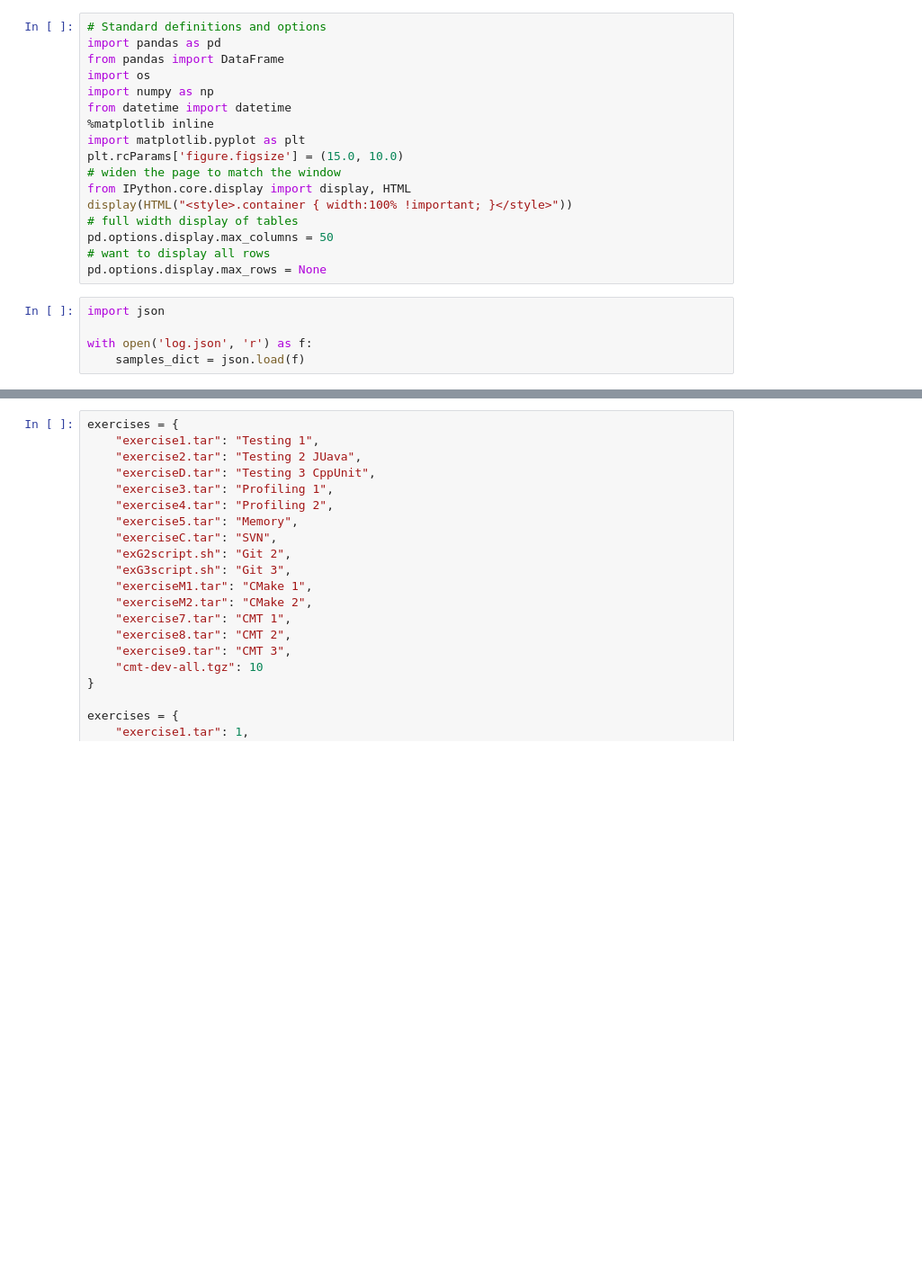
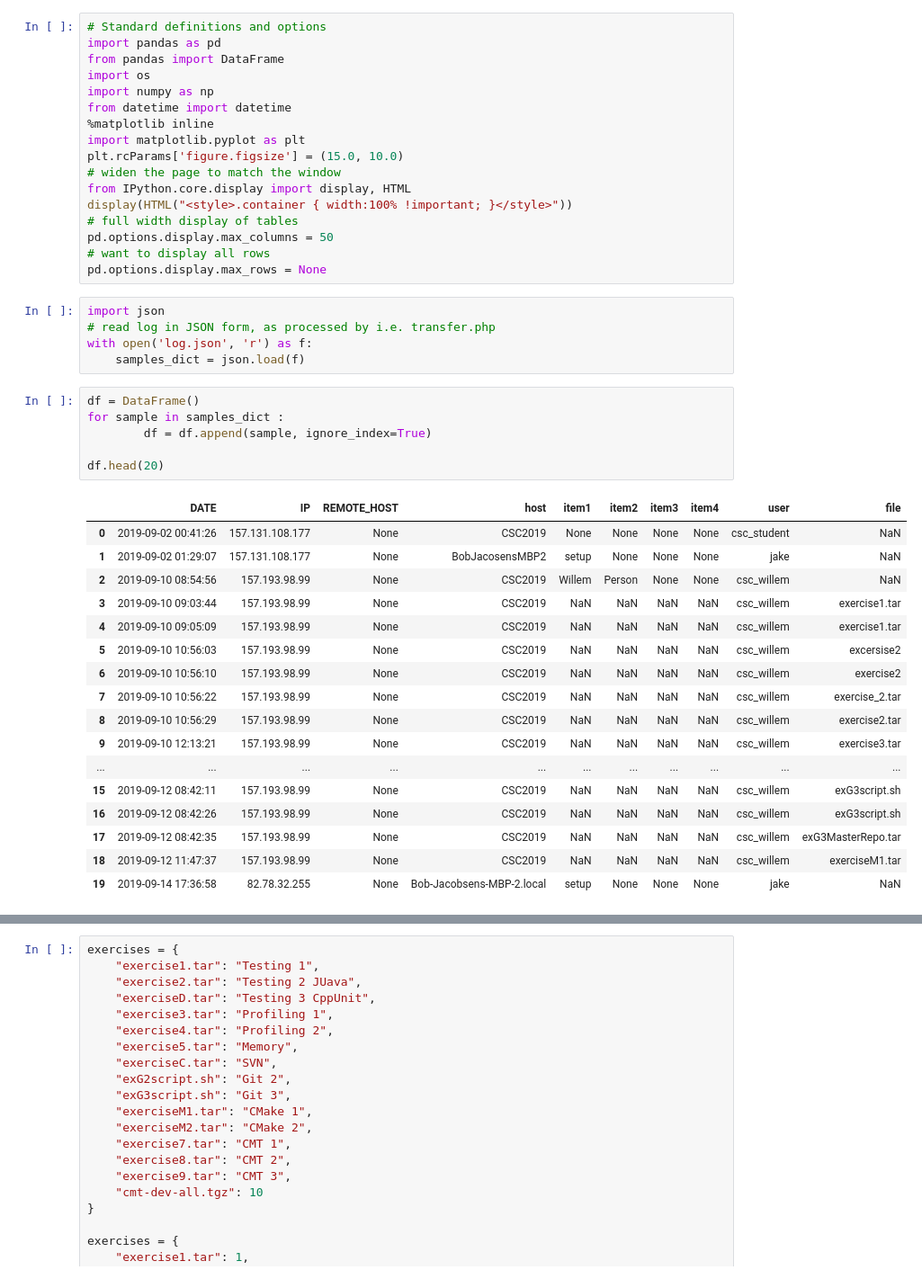
Before and after one commit to bobjacobsen/csc-exercises, a Jupyter notebook: Auxiliary/logging/CSC exercises summary.ipynb, the cells around one changed output, grey strips where cells are left out. Shown at 90% size. Saved outputs shown, nothing was run; the diff lists cells and outputs as text; blank space fills up the shorter version.

Commit message:
initial table form

```diff
--- a/Auxiliary/logging/CSC exercises summary.ipynb
+++ b/Auxiliary/logging/CSC exercises summary.ipynb
@@ -27,6 +29,30 @@ pd.options.display.max_columns = 50
 pd.options.display.max_rows = None
 # %%
 import json
-
+# read log in JSON form, as processed by i.e. transfer.php
 with open('log.json', 'r') as f:
     samples_dict = json.load(f)
+# %%
+df = DataFrame()
+for sample in samples_dict :
+        df = df.append(sample, ignore_index=True)
+
+df.head(20)
+# %% [output]
+|  | DATE | IP | REMOTE_HOST | host | item1 | item2 | item3 | item4 | user | file |
+| 0 | 2019-09-02 00:41:26 | 157.131.108.177 | None | CSC2019 | None | None | None | None | csc_student | NaN |
+| 1 | 2019-09-02 01:29:07 | 157.131.108.177 | None | BobJacosensMBP2 | setup | None | None | None | jake | NaN |
+| 2 | 2019-09-10 08:54:56 | 157.193.98.99 | None | CSC2019 | Willem | Person | None | None | csc_willem | NaN |
+| 3 | 2019-09-10 09:03:44 | 157.193.98.99 | None | CSC2019 | NaN | NaN | NaN | NaN | csc_willem | exercise1.tar |
+| 4 | 2019-09-10 09:05:09 | 157.193.98.99 | None | CSC2019 | NaN | NaN | NaN | NaN | csc_willem | exercise1.tar |
+| 5 | 2019-09-10 10:56:03 | 157.193.98.99 | None | CSC2019 | NaN | NaN | NaN | NaN | csc_willem | excersise2 |
+| 6 | 2019-09-10 10:56:10 | 157.193.98.99 | None | CSC2019 | NaN | NaN | NaN | NaN | csc_willem | exercise2 |
+| 7 | 2019-09-10 10:56:22 | 157.193.98.99 | None | CSC2019 | NaN | NaN | NaN | NaN | csc_willem | exercise_2.tar |
+| 8 | 2019-09-10 10:56:29 | 157.193.98.99 | None | CSC2019 | NaN | NaN | NaN | NaN | csc_willem | exercise2.tar |
+| 9 | 2019-09-10 12:13:21 | 157.193.98.99 | None | CSC2019 | NaN | NaN | NaN | NaN | csc_willem | exercise3.tar |
+| ... | ... | ... | ... | ... | ... | ... | ... | ... | ... | ... |
+| 15 | 2019-09-12 08:42:11 | 157.193.98.99 | None | CSC2019 | NaN | NaN | NaN | NaN | csc_willem | exG3script.sh |
+| 16 | 2019-09-12 08:42:26 | 157.193.98.99 | None | CSC2019 | NaN | NaN | NaN | NaN | csc_willem | exG3script.sh |
+| 17 | 2019-09-12 08:42:35 | 157.193.98.99 | None | CSC2019 | NaN | NaN | NaN | NaN | csc_willem | exG3MasterRepo.tar |
+| 18 | 2019-09-12 11:47:37 | 157.193.98.99 | None | CSC2019 | NaN | NaN | NaN | NaN | csc_willem | exerciseM1.tar |
+| 19 | 2019-09-14 17:36:58 | 82.78.32.255 | None | Bob-Jacobsens-MBP-2.local | setup | None | None | None | jake | NaN |
```
Also changed, not shown: parts of 7 cells of this notebook.
